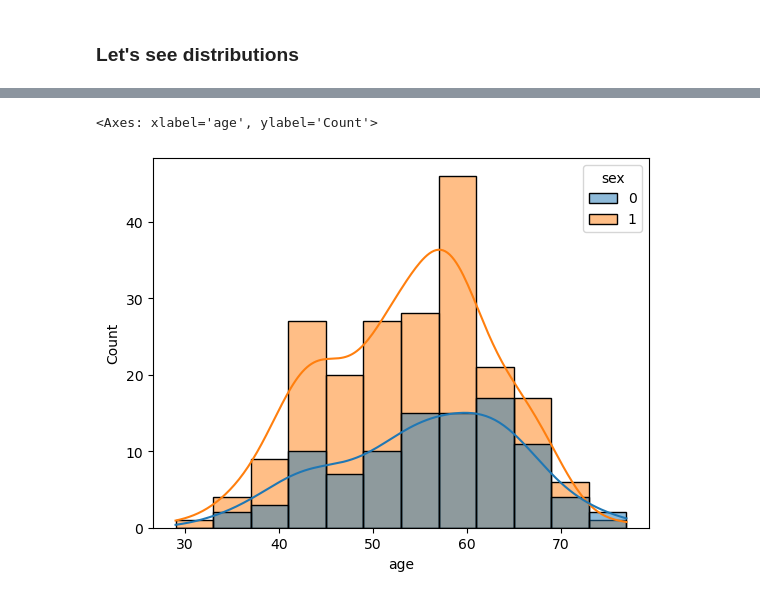
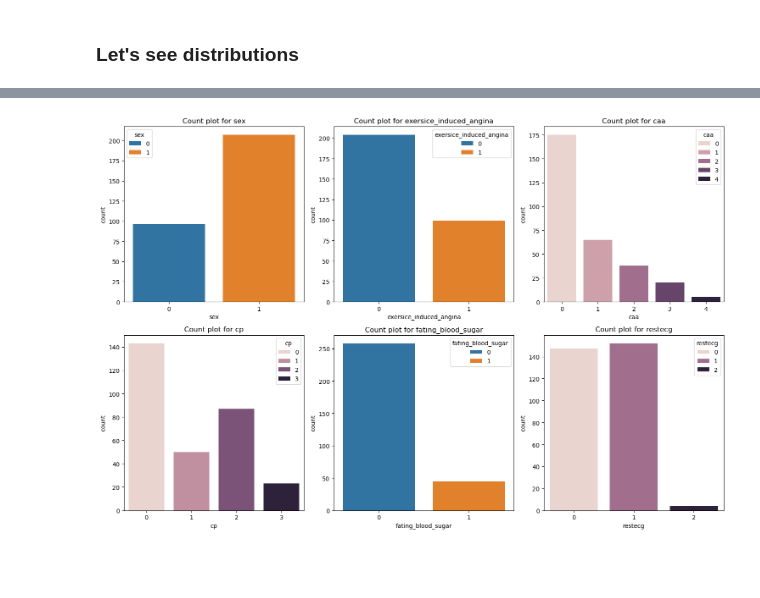
Before and after one commit to RamiroLedezma/EDA_PROJECTS, a Jupyter notebook: Heart Attack Analysis & Prediction/Heart_Attack.ipynb, the cells around one changed output, grey strips where cells are left out. Cells and saved outputs as stored; diff of their text form; code cells hidden in the pictures; blank space fills up the shorter version.

```diff
--- a/Heart Attack Analysis & Prediction/Heart_Attack.ipynb
+++ b/Heart Attack Analysis & Prediction/Heart_Attack.ipynb
@@ -224,5 +201,10 @@ categorical_cols
-# %%
-sns.histplot(df, x= 'age', kde= True, hue= 'sex')
-# %% [output]
-<Axes: xlabel='age', ylabel='Count'>
-[figure, removed]
+# %%
+f, axs = plt.subplots(2, 3, figsize=(15,10))
+for ax, col in zip(axs.flatten(), categorical_cols):
+  sns.countplot(df[categorical_cols], x = col, hue= col, ax=ax)
+  ax.set_title(f'Count plot for {col}')
+
+plt.tight_layout()
+plt.show()
+# %% [output]
+[figure, added]
```
Also changed, not shown: parts of 10 cells of this notebook, 1 other file.
